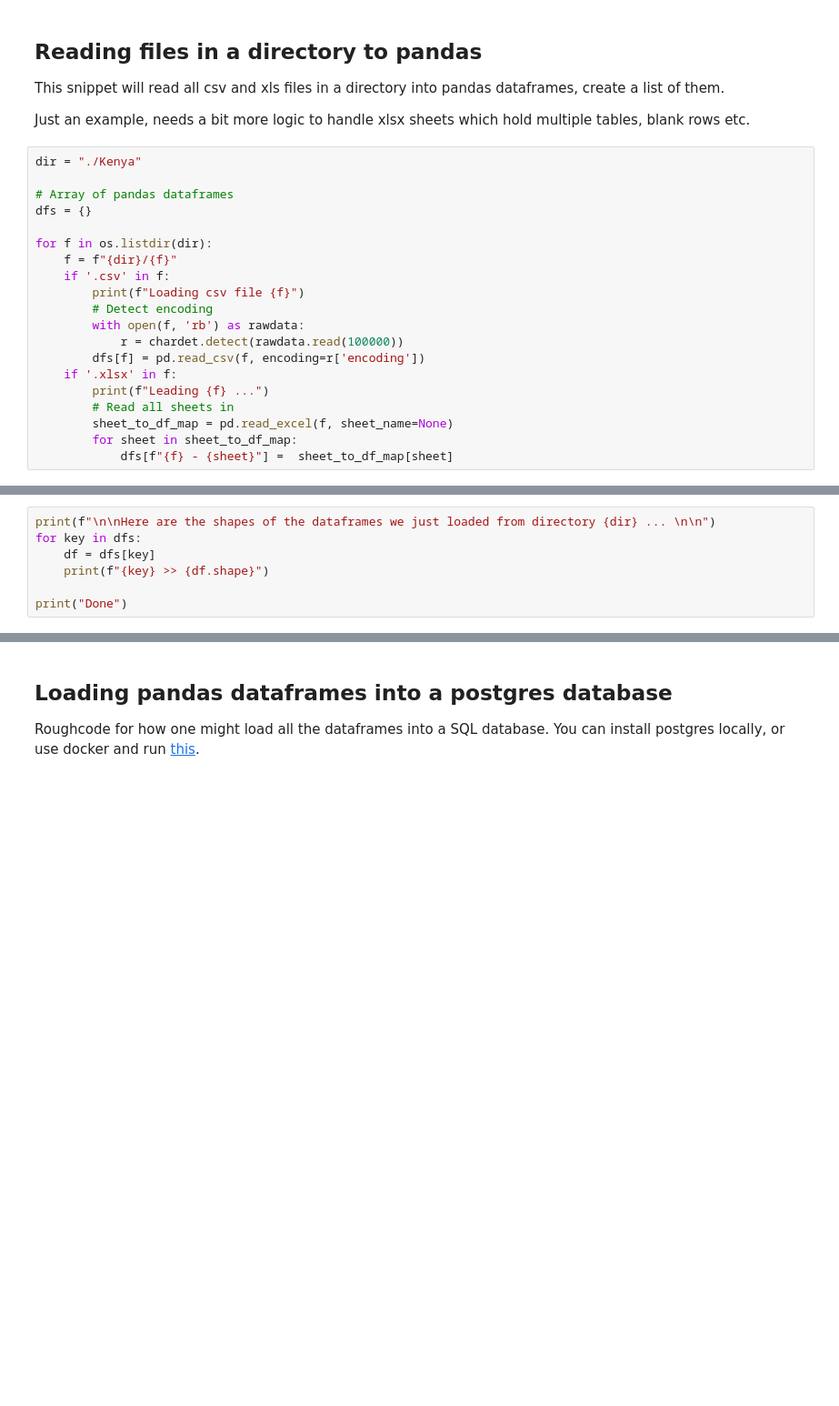
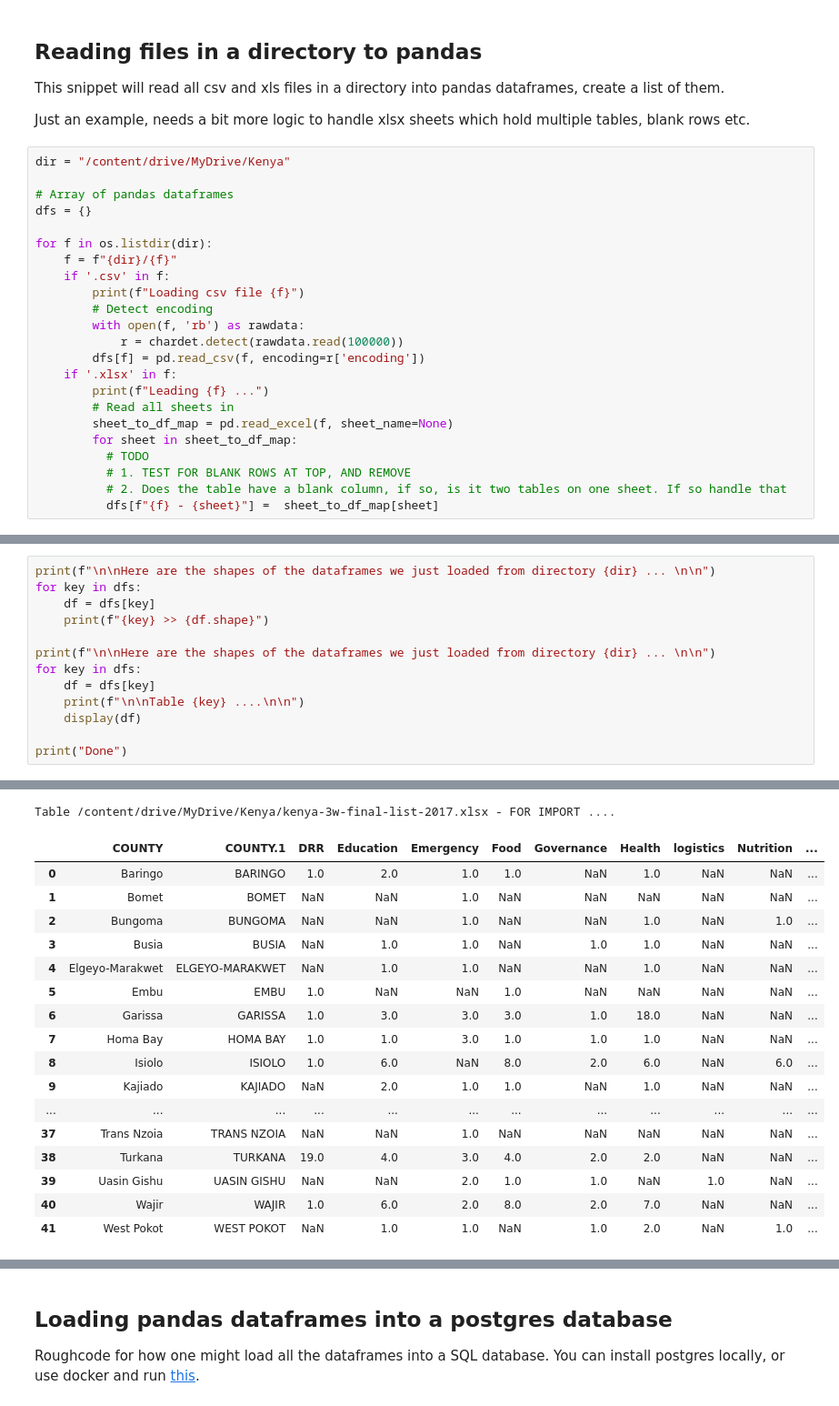
Before and after one commit to datakind/STC_DataDive_Dec22, a Jupyter notebook: notebooks/dividor/data_downloading_file_reading.ipynb, the cells around one changed output, grey strips where cells are left out. Shown at 91% size. Drawn from its saved outputs; the diff is of its cells as text; blank space fills up the shorter version.

```diff
--- a/notebooks/dividor/data_downloading_file_reading.ipynb
+++ b/notebooks/dividor/data_downloading_file_reading.ipynb
@@ -59,7 +54,7 @@ This snippet will read all csv and xls files in a directory into pandas datafram
 
 Just an example, needs a bit more logic to handle xlsx sheets which hold multiple tables, blank rows etc.
 # %%
-dir = "./Kenya"
+dir = "/content/drive/MyDrive/Kenya"
 
 # Array of pandas dataframes
 dfs = {}
@@ -77,5 +72,8 @@ for f in os.listdir(dir):
         # Read all sheets in
         sheet_to_df_map = pd.read_excel(f, sheet_name=None)
         for sheet in sheet_to_df_map:
-            dfs[f"{f} - {sheet}"] =  sheet_to_df_map[sheet]
+          # TODO
+          # 1. TEST FOR BLANK ROWS AT TOP, AND REMOVE
+          # 2. Does the table have a blank column, if so, is it two tables on one sheet. If so handle that
+          dfs[f"{f} - {sheet}"] =  sheet_to_df_map[sheet]
 # %% [output]
@@ -105,5 +103,11 @@ for key in dfs:
     df = dfs[key]
     print(f"{key} >> {df.shape}")
 
+print(f"\n\nHere are the shapes of the dataframes we just loaded from directory {dir} ... \n\n")
+for key in dfs:
+    df = dfs[key]
+    print(f"\n\nTable {key} ....\n\n")
+    display(df)
+
 print("Done")
 # %% [output]
@@ -126,0 +144,18 @@ Done
+Table /content/drive/MyDrive/Kenya/kenya-3w-final-list-2017.xlsx - FOR IMPORT ....
+|  | COUNTY | COUNTY.1 | DRR | Education | Emergency | Food | Governance | Health | logistics | Nutrition | ... |
+| 0 | Baringo | BARINGO | 1.0 | 2.0 | 1.0 | 1.0 | NaN | 1.0 | NaN | NaN | ... |
+| 1 | Bomet | BOMET | NaN | NaN | 1.0 | NaN | NaN | NaN | NaN | NaN | ... |
+| 2 | Bungoma | BUNGOMA | NaN | NaN | 1.0 | NaN | NaN | 1.0 | NaN | 1.0 | ... |
+| 3 | Busia | BUSIA | NaN | 1.0 | 1.0 | NaN | 1.0 | 1.0 | NaN | NaN | ... |
+| 4 | Elgeyo-Marakwet | ELGEYO-MARAKWET | NaN | 1.0 | 1.0 | NaN | NaN | 1.0 | NaN | NaN | ... |
+| 5 | Embu | EMBU | 1.0 | NaN | NaN | 1.0 | NaN | NaN | NaN | NaN | ... |
+| 6 | Garissa | GARISSA | 1.0 | 3.0 | 3.0 | 3.0 | 1.0 | 18.0 | NaN | NaN | ... |
+| 7 | Homa Bay | HOMA BAY | 1.0 | 1.0 | 3.0 | 1.0 | 1.0 | 1.0 | NaN | NaN | ... |
+| 8 | Isiolo | ISIOLO | 1.0 | 6.0 | NaN | 8.0 | 2.0 | 6.0 | NaN | 6.0 | ... |
+| 9 | Kajiado | KAJIADO | NaN | 2.0 | 1.0 | 1.0 | NaN | 1.0 | NaN | NaN | ... |
+| ... | ... | ... | ... | ... | ... | ... | ... | ... | ... | ... | ... |
+| 37 | Trans Nzoia | TRANS NZOIA | NaN | NaN | 1.0 | NaN | NaN | NaN | NaN | NaN | ... |
+| 38 | Turkana | TURKANA | 19.0 | 4.0 | 3.0 | 4.0 | 2.0 | 2.0 | NaN | NaN | ... |
+| 39 | Uasin Gishu | UASIN GISHU | NaN | NaN | 2.0 | 1.0 | 1.0 | NaN | 1.0 | NaN | ... |
+| 40 | Wajir | WAJIR | 1.0 | 6.0 | 2.0 | 8.0 | 2.0 | 7.0 | NaN | NaN | ... |
+| 41 | West Pokot | WEST POKOT | NaN | 1.0 | 1.0 | NaN | 1.0 | 2.0 | NaN | 1.0 | ... |
```
Also changed, not shown: parts of 4 cells of this notebook.
